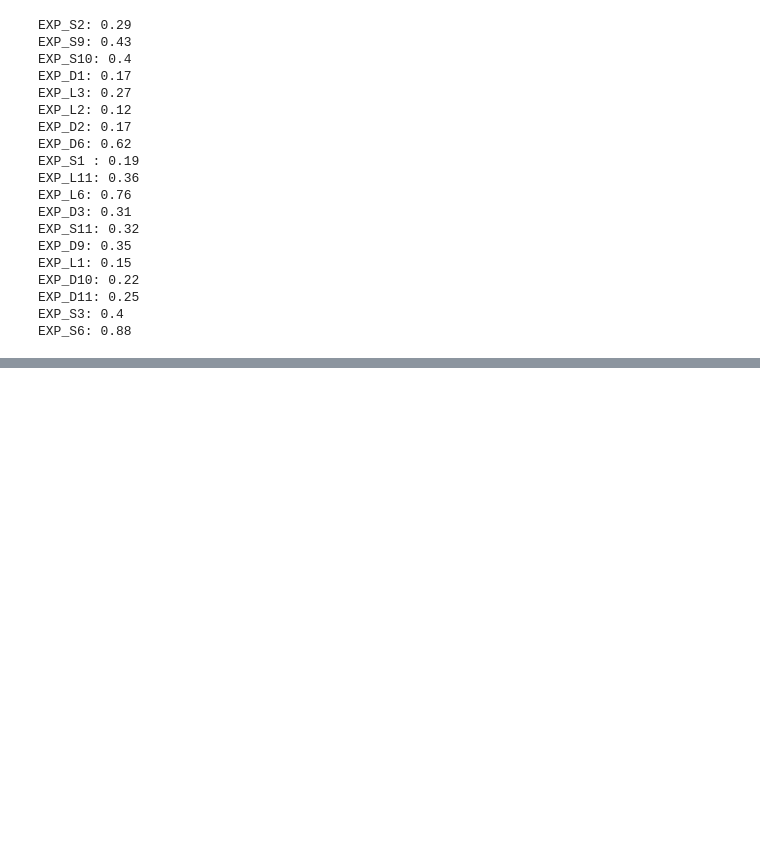
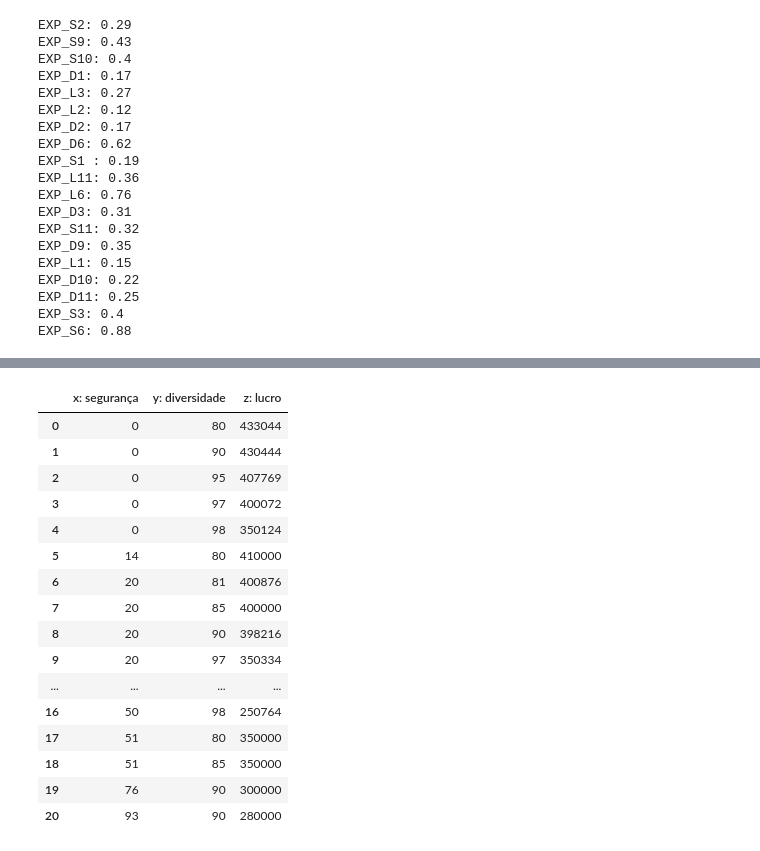
Before and after one commit to BrunoSantosPK/MasterDegree, a Jupyter notebook: notebooks/calculate_gini.ipynb, the cells around one changed output, grey strips where cells are left out. Saved outputs shown, nothing was run; the diff lists cells and outputs as text; code cells hidden in the pictures; blank space fills up the shorter version.

```diff
--- a/notebooks/calculate_gini.ipynb
+++ b/notebooks/calculate_gini.ipynb
@@ -49,0 +189,20 @@ EXP_S6: 0.88
+# %%
+df
+# %% [output]
+|  | x: segurança | y: diversidade | z: lucro |
+| 0 | 0 | 80 | 433044 |
+| 1 | 0 | 90 | 430444 |
+| 2 | 0 | 95 | 407769 |
+| 3 | 0 | 97 | 400072 |
+| 4 | 0 | 98 | 350124 |
+| 5 | 14 | 80 | 410000 |
+| 6 | 20 | 81 | 400876 |
+| 7 | 20 | 85 | 400000 |
+| 8 | 20 | 90 | 398216 |
+| 9 | 20 | 97 | 350334 |
+| ... | ... | ... | ... |
+| 16 | 50 | 98 | 250764 |
+| 17 | 51 | 80 | 350000 |
+| 18 | 51 | 85 | 350000 |
+| 19 | 76 | 90 | 300000 |
+| 20 | 93 | 90 | 280000 |
```
Also changed, not shown: parts of 6 cells of this notebook, 11 other files.
